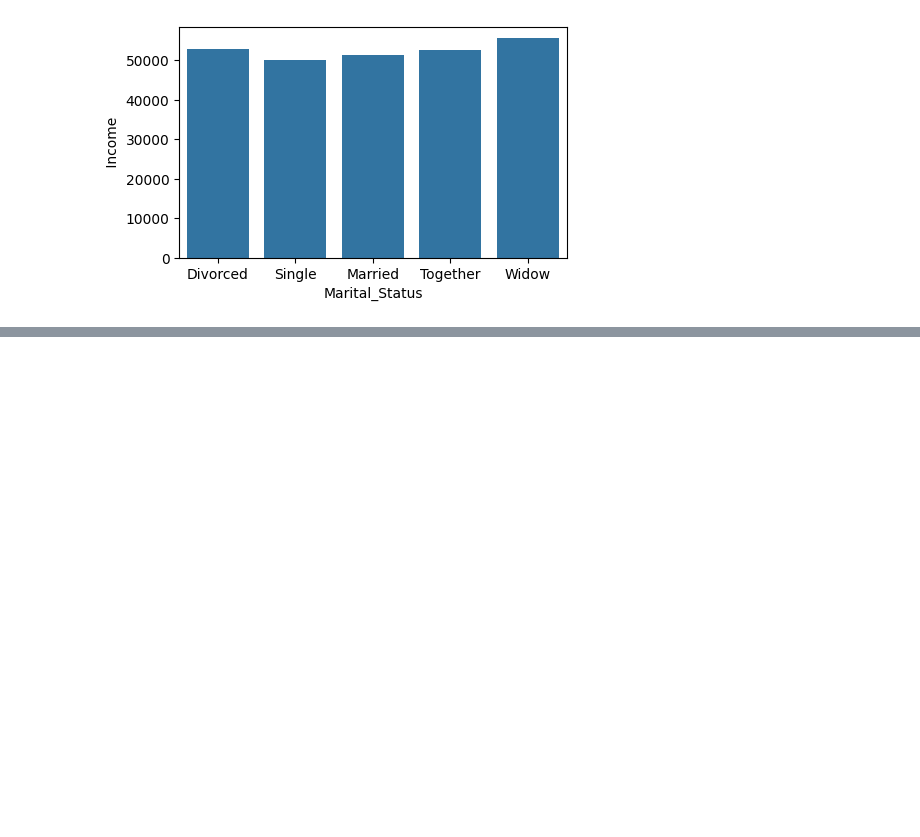
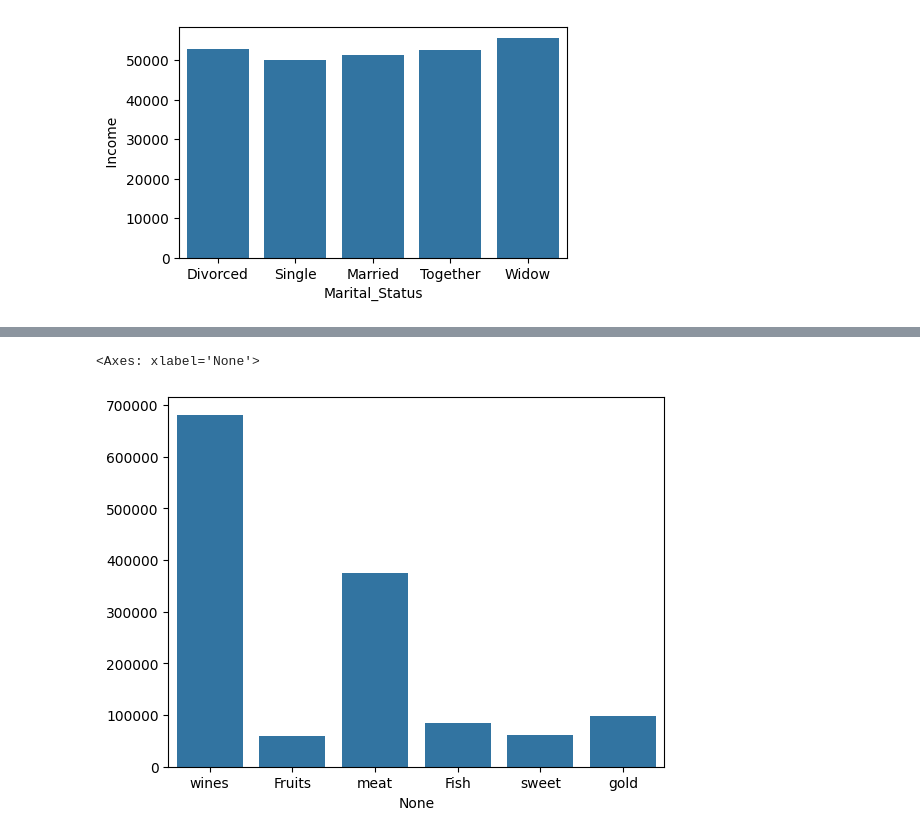
Before and after one commit to mrpradip098-hue/data-analyst-notes, a Jupyter notebook: Python/Marketing.ipynb, the cells around one changed output, grey strips where cells are left out. Drawn from its saved outputs; the diff is of its cells as text; code cells hidden in the pictures; blank space fills up the shorter version.

```diff
--- a/Python/Marketing.ipynb
+++ b/Python/Marketing.ipynb
@@ -174,0 +204,9 @@ The `ci` parameter is deprecated. Use `errorbar=('ci', False)` for the same effe
+# %%
+categories = {
+    "wines":df['MntWines'].sum(),
+    "Fruits":df['MntFruits'].sum(),
+    "meat":df['MntMeatProducts'].sum(),
+    "Fish":df['MntFishProducts'].sum(),
+    "sweet":df['MntSweetProducts'].sum(),
+    "gold":df['MntGoldProds'].sum()
+    }
@@ -174,0 +222,2 @@ The `ci` parameter is deprecated. Use `errorbar=('ci', False)` for the same effe
+# %%
+Q8 =pd.Series(categories)
@@ -174,0 +235,5 @@ The `ci` parameter is deprecated. Use `errorbar=('ci', False)` for the same effe
+# %%
+sns.barplot(x=Q8.index,y=Q8.values)
+# %% [output]
+<Axes: xlabel='None'>
+[figure, added]
```
Also changed, not shown: parts of 25 cells of this notebook.
